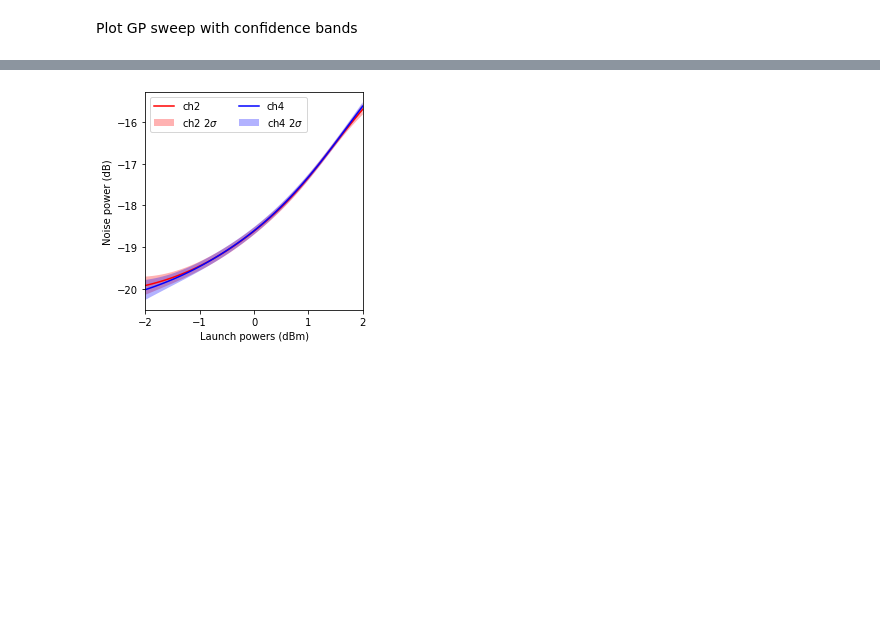
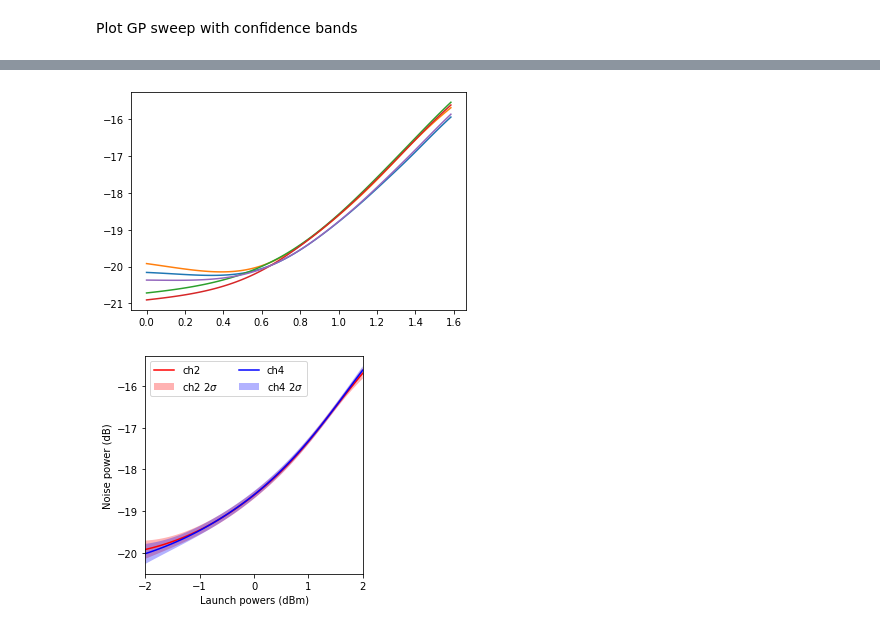
Before and after one commit to joshnevin/nli_ml, a Jupyter notebook: data_vis.ipynb, the cells around one changed output, grey strips where cells are left out. Saved outputs shown, nothing was run; the diff lists cells and outputs as text; code cells hidden in the pictures; blank space fills up the shorter version.

```diff
--- a/data_vis.ipynb
+++ b/data_vis.ipynb
@@ -192,3 +202,15 @@ plt.show()
+# %%
+# x_pred_dbm = lin2db(x_pred)
+x_pred_dbm = x_pred_dbm
+plt.plot(x_pred, lin2db(gp_preds.mean[0]))
+plt.plot(x_pred, lin2db(gp_preds.mean[1]))
+plt.plot(x_pred, lin2db(gp_preds.mean[2]))
+plt.plot(x_pred, lin2db(gp_preds.mean[3]))
+plt.plot(x_pred, lin2db(gp_preds.mean[4]))
+plt.savefig('figures/gp_extrapolation_to_zero.jpeg', dpi=300,bbox_inches='tight')
+plt.show()
+# %% [output]
+[figure, added]
 # %%
 f, ax = plt.subplots()
 # plt.plot(x_pred_dbm, ch1_sweep, 'b-', label='ch1')
```
Also changed, not shown: parts of 33 cells of this notebook, 1 other file.
